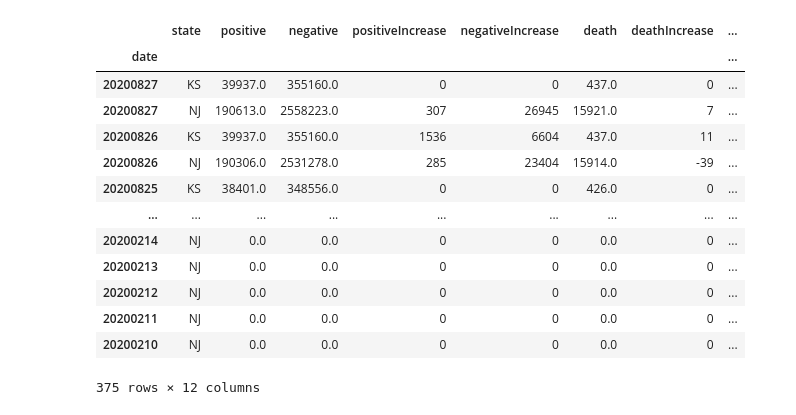
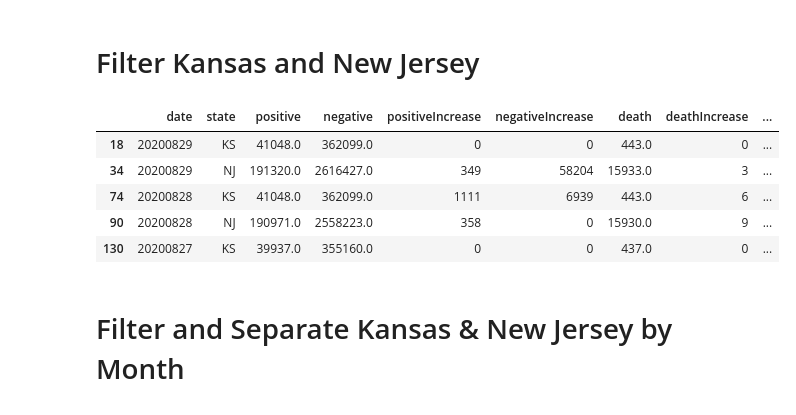
Before and after one commit to adrianstrecker/project-1, a Jupyter notebook: Covid Tracking API to JSON.ipynb, the cells around one changed output. Saved outputs shown, nothing was run; the diff lists cells and outputs as text; code cells hidden in the pictures.

```diff
--- a/Covid Tracking API to JSON.ipynb
+++ b/Covid Tracking API to JSON.ipynb
@@ -34,3 +29,5 @@ us_daily
+# %% [markdown]
+# Filter Kansas and New Jersey
 # %%
 #Filter Kansas and New Jersey
 ks_nj_daily = pd.DataFrame(us_daily[["date", "state", "positive", "negative", "positiveIncrease", "negativeIncrease", "death", "deathIncrease",
@@ -39,31 +36,30 @@ ks_nj_daily = ks_nj_daily.loc[(ks_nj_daily["state"] == "KS") | (ks_nj_daily["sta
 # %%
 #Add percentage column
 ks_nj_daily["Percentage"] = ks_nj_daily["positiveIncrease"]/ks_nj_daily["totalTestResultsIncrease"]
+
 #Add active cases column
-ks_nj_daily["Active Cases"] = ks_nj_daily["positive"] - ks_nj_daily["recovered"]
+ks_nj_daily["Active Cases"] = ""
+
+for row in ks_nj_daily.iterrows():
+    ks_nj_daily["Active Cases"] = ks_nj_daily["positive"] - ks_nj_daily["recovered"]
+
 #Fill NaN fields to be zero for readability
 ks_nj_daily[["Percentage", "death", "recovered", "Active Cases", "positive", "negative"]] = ks_nj_daily[["Percentage", "death", "recovered", "Active Cases", "positive", "negative"]].fillna(0)
 ks_nj_daily["Percentage"] = ks_nj_daily["Percentage"].astype(float).map("{:.2%}".format)
-ks_nj_daily = ks_nj_daily.set_index("date")
+#ks_nj_daily = ks_nj_daily.set_index("date")
 
 #Write to csv file
 ks_nj_daily.to_csv('Resources/ks_nj_daily.csv')
-ks_nj_daily
+ks_nj_daily.head(5)
 # %% [output]
-|  | state | positive | negative | positiveIncrease | negativeIncrease | death | deathIncrease | ... |
-| date |  |  |  |  |  |  |  | ... |
-| 20200827 | KS | 39937.0 | 355160.0 | 0 | 0 | 437.0 | 0 | ... |
-| 20200827 | NJ | 190613.0 | 2558223.0 | 307 | 26945 | 15921.0 | 7 | ... |
-| 20200826 | KS | 39937.0 | 355160.0 | 1536 | 6604 | 437.0 | 11 | ... |
-| 20200826 | NJ | 190306.0 | 2531278.0 | 285 | 23404 | 15914.0 | -39 | ... |
-| 20200825 | KS | 38401.0 | 348556.0 | 0 | 0 | 426.0 | 0 | ... |
-| ... | ... | ... | ... | ... | ... | ... | ... | ... |
-| 20200214 | NJ | 0.0 | 0.0 | 0 | 0 | 0.0 | 0 | ... |
-| 20200213 | NJ | 0.0 | 0.0 | 0 | 0 | 0.0 | 0 | ... |
-| 20200212 | NJ | 0.0 | 0.0 | 0 | 0 | 0.0 | 0 | ... |
-| 20200211 | NJ | 0.0 | 0.0 | 0 | 0 | 0.0 | 0 | ... |
-| 20200210 | NJ | 0.0 | 0.0 | 0 | 0 | 0.0 | 0 | ... |
+|  | date | state | positive | negative | positiveIncrease | negativeIncrease | death | deathIncrease | ... |
+| 18 | 20200829 | KS | 41048.0 | 362099.0 | 0 | 0 | 443.0 | 0 | ... |
+| 34 | 20200829 | NJ | 191320.0 | 2616427.0 | 349 | 58204 | 15933.0 | 3 | ... |
+| 74 | 20200828 | KS | 41048.0 | 362099.0 | 1111 | 6939 | 443.0 | 6 | ... |
+| 90 | 20200828 | NJ | 190971.0 | 2558223.0 | 358 | 0 | 15930.0 | 9 | ... |
+| 130 | 20200827 | KS | 39937.0 | 355160.0 | 0 | 0 | 437.0 | 0 | ... |
-375 rows × 12 columns
+# %% [markdown]
+# Filter and Separate Kansas & New Jersey by Month
 # %%
 #Filter for March data
 ks_march = ks_nj_daily.loc[(ks_nj_daily["date"] >= 20200301) & (ks_nj_daily["date"] <= 20200331) & (ks_nj_daily["state"] == "KS") ,:]
```
Also changed, not shown: parts of 20 cells of this notebook, 29 other files.
